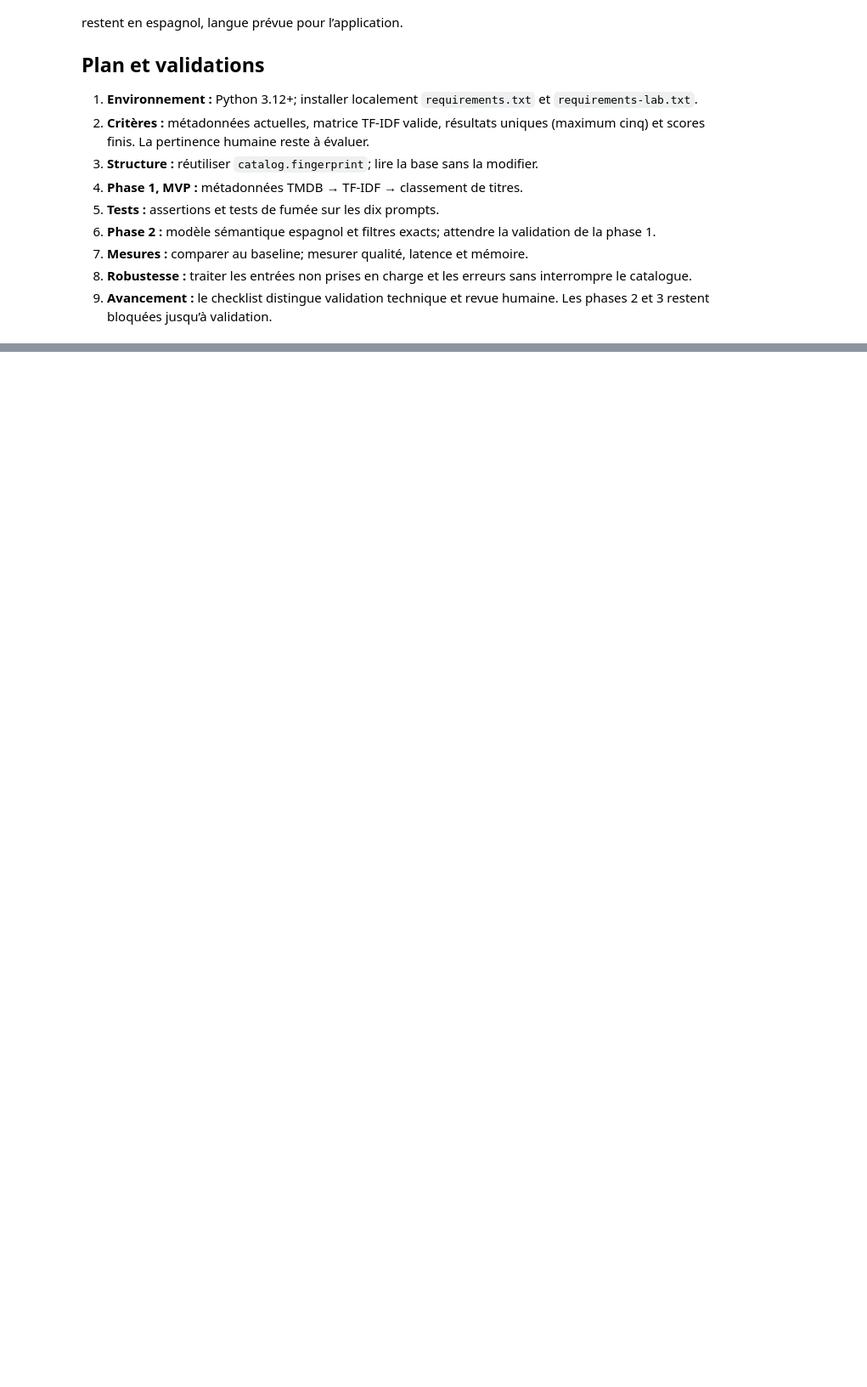
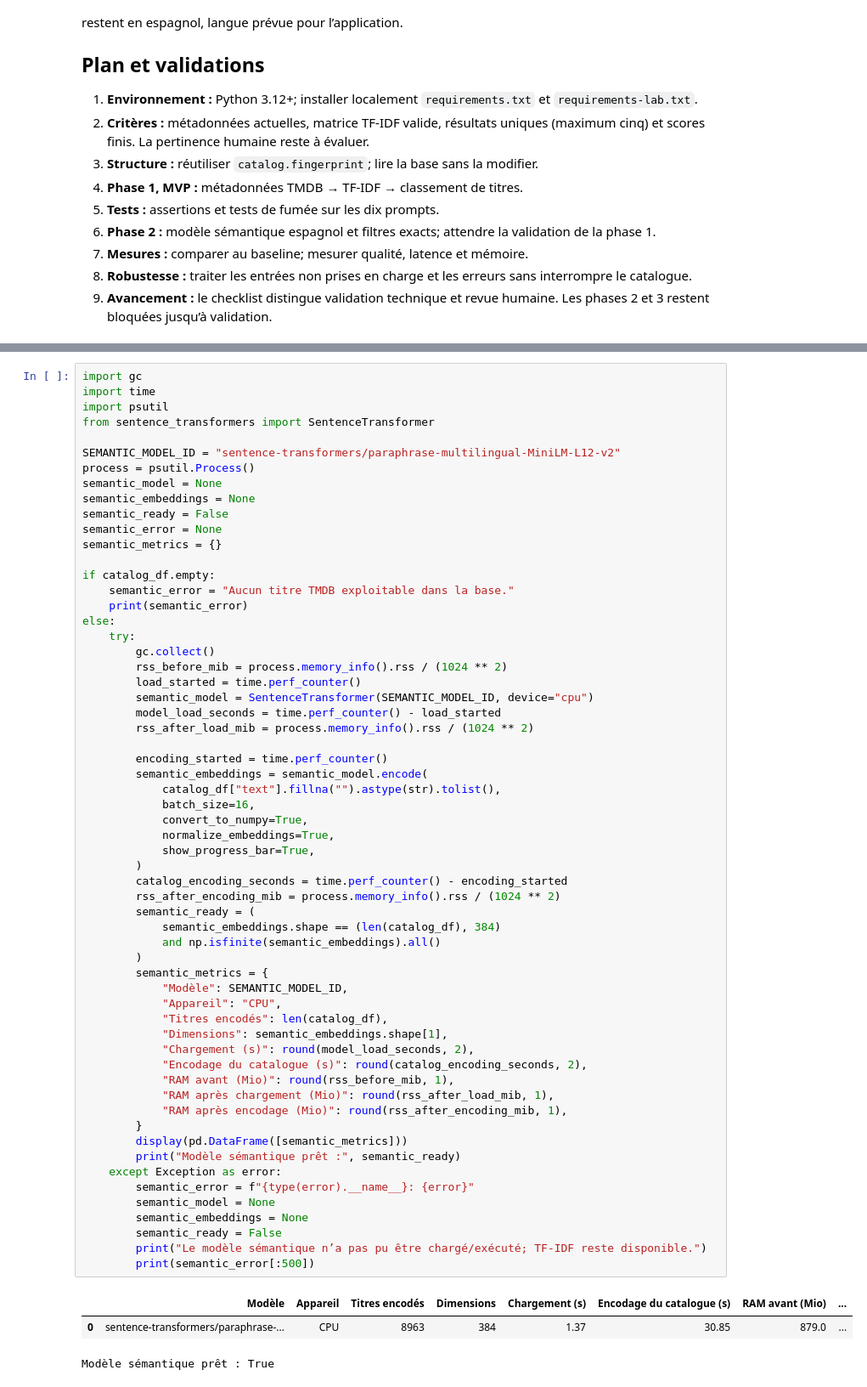
Before and after one commit to jrmora/jaimetv, a Jupyter notebook: notebooks/recommendation_lab.ipynb, the cells around one changed output, grey strips where cells are left out. Shown at 85% size. Drawn from its saved outputs; the diff is of its cells as text; blank space fills up the shorter version.

```diff
--- a/notebooks/recommendation_lab.ipynb
+++ b/notebooks/recommendation_lab.ipynb
@@ -308,0 +317,64 @@ Les scores classent les résultats; ils ne mesurent pas une pertinence calibrée
+# %%
+import gc
+import time
+import psutil
+from sentence_transformers import SentenceTransformer
+
+SEMANTIC_MODEL_ID = "sentence-transformers/paraphrase-multilingual-MiniLM-L12-v2"
+process = psutil.Process()
+semantic_model = None
+semantic_embeddings = None
+semantic_ready = False
+semantic_error = None
+semantic_metrics = {}
+
+if catalog_df.empty:
+    semantic_error = "Aucun titre TMDB exploitable dans la base."
+    print(semantic_error)
+else:
+    try:
+        gc.collect()
+        rss_before_mib = process.memory_info().rss / (1024 ** 2)
+        load_started = time.perf_counter()
+        semantic_model = SentenceTransformer(SEMANTIC_MODEL_ID, device="cpu")
+        model_load_seconds = time.perf_counter() - load_started
+        rss_after_load_mib = process.memory_info().rss / (1024 ** 2)
+
+        encoding_started = time.perf_counter()
+        semantic_embeddings = semantic_model.encode(
+            catalog_df["text"].fillna("").astype(str).tolist(),
+            batch_size=16,
+            convert_to_numpy=True,
+            normalize_embeddings=True,
+            show_progress_bar=True,
+        )
+        catalog_encoding_seconds = time.perf_counter() - encoding_started
+        rss_after_encoding_mib = process.memory_info().rss / (1024 ** 2)
+        semantic_ready = (
+            semantic_embeddings.shape == (len(catalog_df), 384)
+            and np.isfinite(semantic_embeddings).all()
+        )
+        semantic_metrics = {
+            "Modèle": SEMANTIC_MODEL_ID,
+            "Appareil": "CPU",
+            "Titres encodés": len(catalog_df),
+            "Dimensions": semantic_embeddings.shape[1],
+            "Chargement (s)": round(model_load_seconds, 2),
+            "Encodage du catalogue (s)": round(catalog_encoding_seconds, 2),
+            "RAM avant (Mio)": round(rss_before_mib, 1),
+            "RAM après chargement (Mio)": round(rss_after_load_mib, 1),
+            "RAM après encodage (Mio)": round(rss_after_encoding_mib, 1),
+        }
+        display(pd.DataFrame([semantic_metrics]))
+        print("Modèle sémantique prêt :", semantic_ready)
+    except Exception as error:
+        semantic_error = f"{type(error).__name__}: {error}"
+        semantic_model = None
+        semantic_embeddings = None
+        semantic_ready = False
+        print("Le modèle sémantique n’a pas pu être chargé/exécuté; TF-IDF reste disponible.")
+        print(semantic_error[:500])
+# %% [output]
+|  | Modèle | Appareil | Titres encodés | Dimensions | Chargement (s) | Encodage du catalogue (s) | RAM avant (Mio) | ... |
+| 0 | sentence-transformers/paraphrase-... | CPU | 8963 | 384 | 1.37 | 30.85 | 879.0 | ... |
+Modèle sémantique prêt : True
```
Also changed, not shown: parts of 17 cells of this notebook, 6 other files.
